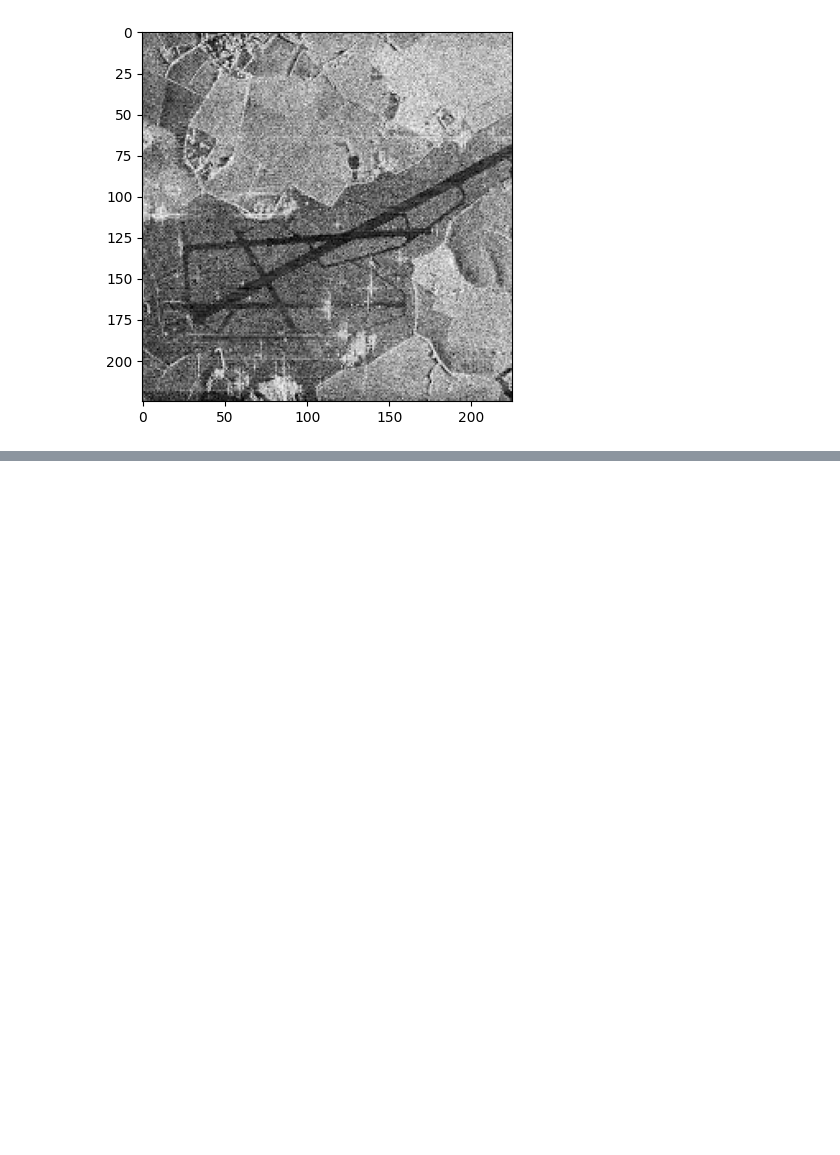
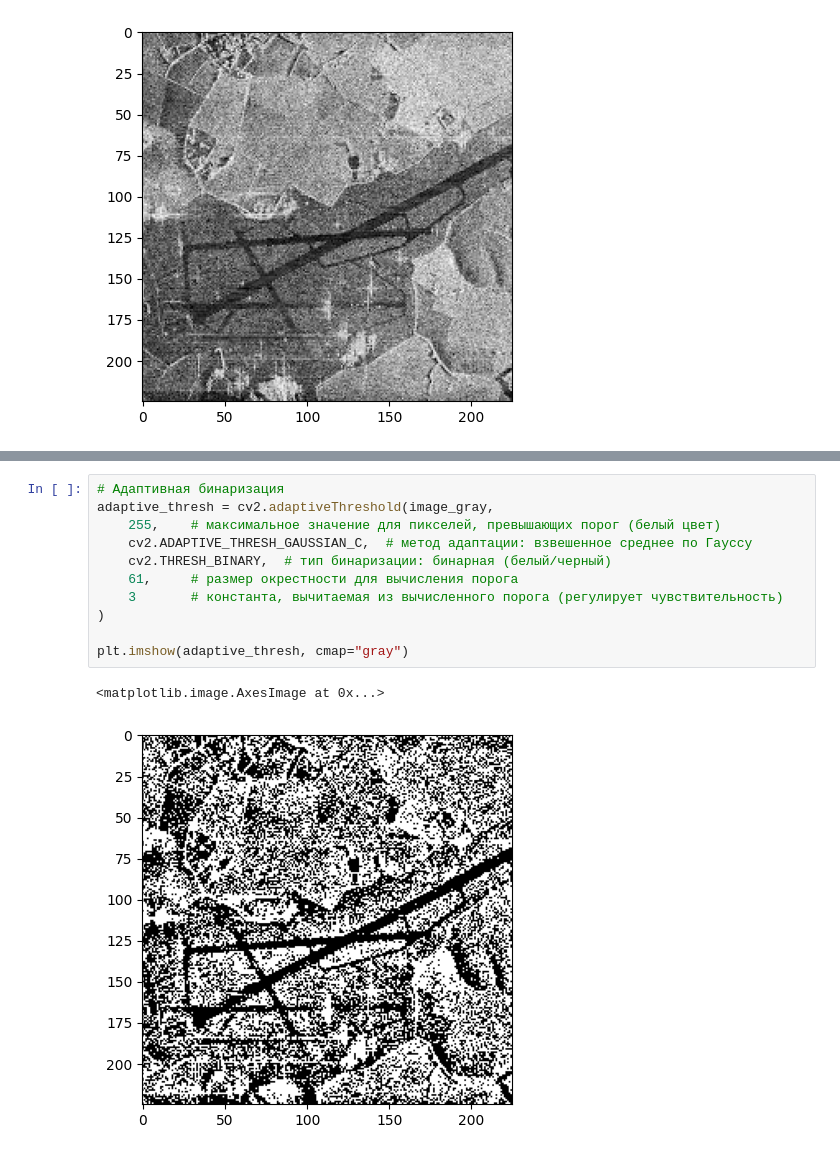
Before and after one commit to RealProstatus/image-processing, a Jupyter notebook: Practice_3/DE_IP_2024_Task_3.ipynb, the cells around one changed output, grey strips where cells are left out. Cells and saved outputs as stored; diff of their text form; blank space fills up the shorter version.

```diff
--- a/Practice_3/DE_IP_2024_Task_3.ipynb
+++ b/Practice_3/DE_IP_2024_Task_3.ipynb
@@ -136,0 +200,14 @@ plt.imshow(blurred, cmap="gray")
+# %%
+# Адаптивная бинаризация
+adaptive_thresh = cv2.adaptiveThreshold(image_gray,
+    255,    # максимальное значение для пикселей, превышающих порог (белый цвет)
+    cv2.ADAPTIVE_THRESH_GAUSSIAN_C,  # метод адаптации: взвешенное среднее по Гауссу
+    cv2.THRESH_BINARY,  # тип бинаризации: бинарная (белый/черный)
+    61,     # размер окрестности для вычисления порога
+    3       # константа, вычитаемая из вычисленного порога (регулирует чувствительность)
+)
+
+plt.imshow(adaptive_thresh, cmap="gray")
+# %% [output]
+<matplotlib.image.AxesImage at 0x...>
+[figure, added]
```
Also changed, not shown: parts of 10 cells of this notebook.
